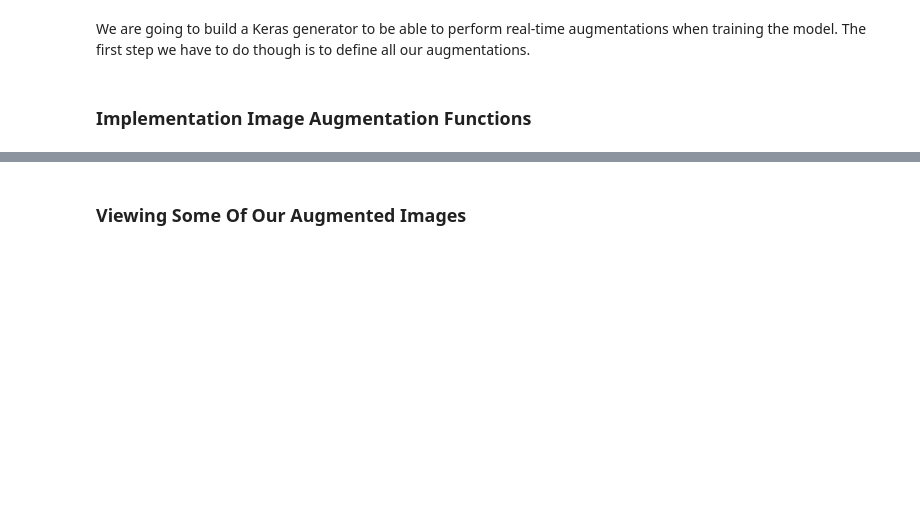
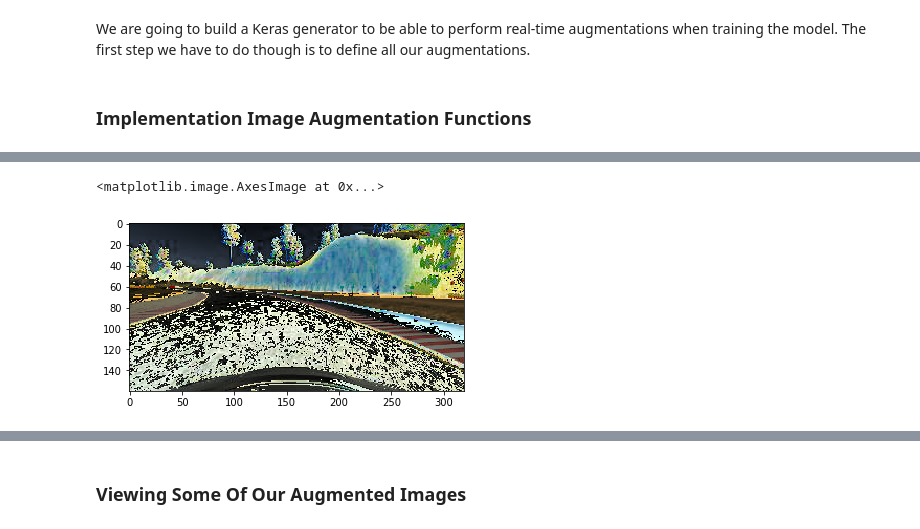
Before and after one commit to Bilalkhanten/CarND-Behavioral-Cloning-P3, a Jupyter notebook: Behavioural_Driving.ipynb, the cells around one changed output, grey strips where cells are left out. Drawn from its saved outputs; the diff is of its cells as text; code cells hidden in the pictures; blank space fills up the shorter version.

```diff
--- a/Behavioural_Driving.ipynb
+++ b/Behavioural_Driving.ipynb
@@ -117,3 +117,21 @@ def change_image_lightness(img, low, high):
 
     # Make sure we return image in RGB format
     return cv2.cvtColor(hls, cv2.COLOR_HLS2RGB)
+# %%
+def change_image_brightness(img, low, high):
+    # Convert to HSV
+    hsv = cv2.cvtColor(img.astype(np.uint8), cv2.COLOR_RGB2HSV)
+    hsv = hsv.astype(int)
+
+    # Adding the offset to the v component
+    offset = np.random.randint(low, high=high)
+    hsv[:,:,2] += offset
+
+    # Make sure our lightness component is in the interval [0, 255]
+    np.clip(hsv, 0, 255)
+
+    # Convert back to uint
+    hsv = hsv.astype(np.uint8)
+
+    # Make sure we return image in RGB format
+    return cv2.cvtColor(hsv, cv2.COLOR_HSV2RGB)
@@ -171,0 +237,5 @@ def generate_images(df, target_dimensions, img_types, st_column, st_angle_calibr
+# %%
+plt.imshow(change_image_brightness(X_train[0].astype(np.uint8), -200, 200))
+# %% [output]
+<matplotlib.image.AxesImage at 0x...>
+[figure, added]
```
Also changed, not shown: parts of 9 cells of this notebook, 1 other file.
